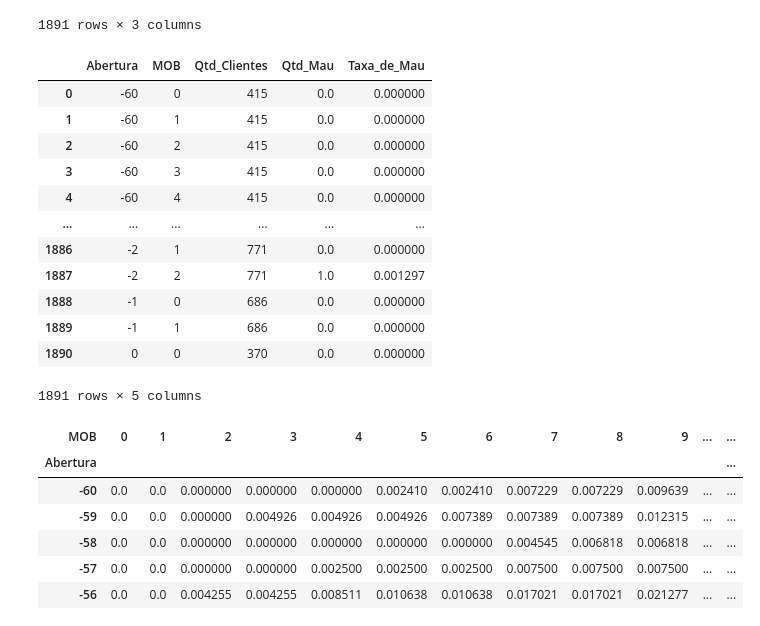
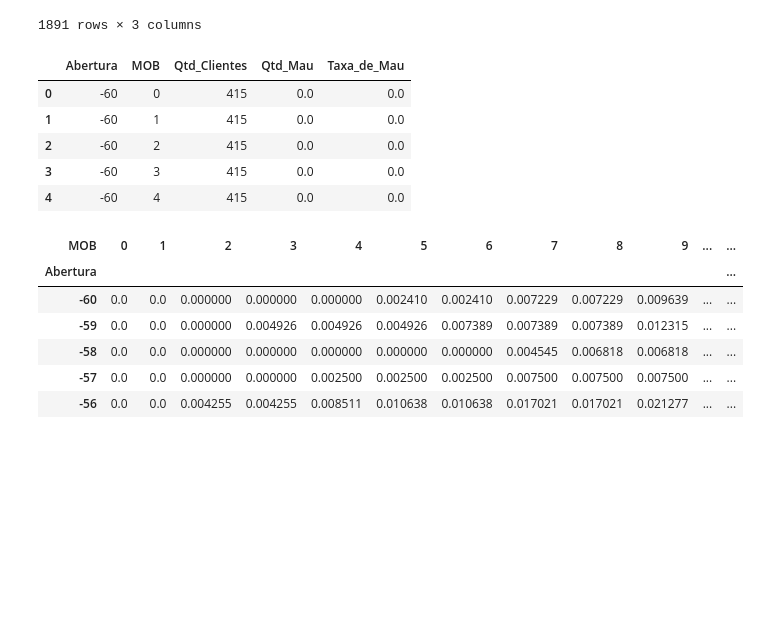
Before and after one commit to torvess/credit_score_07-10-2024, a Jupyter notebook: notebooks/credit_score.ipynb, the cells around one changed output. Cells and saved outputs as stored; diff of their text form; code cells hidden in the pictures; blank space fills up the shorter version.

```diff
--- a/notebooks/credit_score.ipynb
+++ b/notebooks/credit_score.ipynb
@@ -293,30 +293,25 @@ df_vintage
 # %%
 # verificando quantidade de maus pagadores por tempo de abertura e MOB
 df_denominador['Qtd_Mau'] = np.nan
 
 for j in range(-60, 1):
     ls = []
     for i in range(0,61):
         due = list(df_aprovados.query('mau_pagador == 1 and MOB ==@i and Abertura ==@j')['ID_Cliente'])
         ls.extend(due)
         df_vintage.loc[(df_vintage['MOB'] == i) & (df_vintage['Abertura'] == j), 'Qtd_Mau'] = len(set(ls))
 
 df_vintage['Taxa_de_Mau'] = df_vintage['Qtd_Mau'] / df_vintage['Qtd_Clientes']
-df_vintage
+
+
+df_vintage.head(5)
 # %% [output]
 |  | Abertura | MOB | Qtd_Clientes | Qtd_Mau | Taxa_de_Mau |
-| 0 | -60 | 0 | 415 | 0.0 | 0.000000 |
-| 1 | -60 | 1 | 415 | 0.0 | 0.000000 |
-| 2 | -60 | 2 | 415 | 0.0 | 0.000000 |
-| 3 | -60 | 3 | 415 | 0.0 | 0.000000 |
-| 4 | -60 | 4 | 415 | 0.0 | 0.000000 |
-| ... | ... | ... | ... | ... | ... |
-| 1886 | -2 | 1 | 771 | 0.0 | 0.000000 |
-| 1887 | -2 | 2 | 771 | 1.0 | 0.001297 |
-| 1888 | -1 | 0 | 686 | 0.0 | 0.000000 |
-| 1889 | -1 | 1 | 686 | 0.0 | 0.000000 |
-| 1890 | 0 | 0 | 370 | 0.0 | 0.000000 |
+| 0 | -60 | 0 | 415 | 0.0 | 0.0 |
+| 1 | -60 | 1 | 415 | 0.0 | 0.0 |
+| 2 | -60 | 2 | 415 | 0.0 | 0.0 |
+| 3 | -60 | 3 | 415 | 0.0 | 0.0 |
+| 4 | -60 | 4 | 415 | 0.0 | 0.0 |
-1891 rows × 5 columns
 # %%
 df_vintage_pivot = df_vintage.pivot(
                                     index='Abertura',
```
Also changed, not shown: parts of 15 cells of this notebook.
